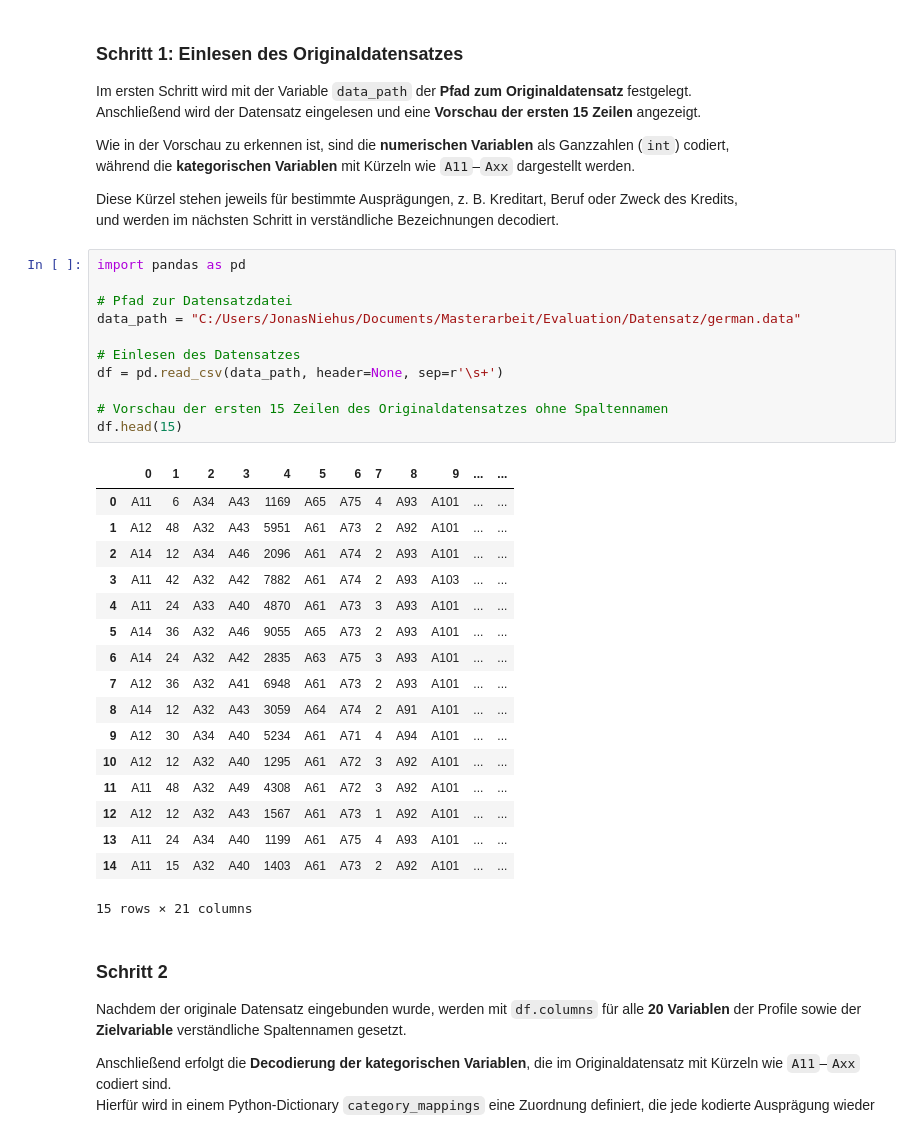
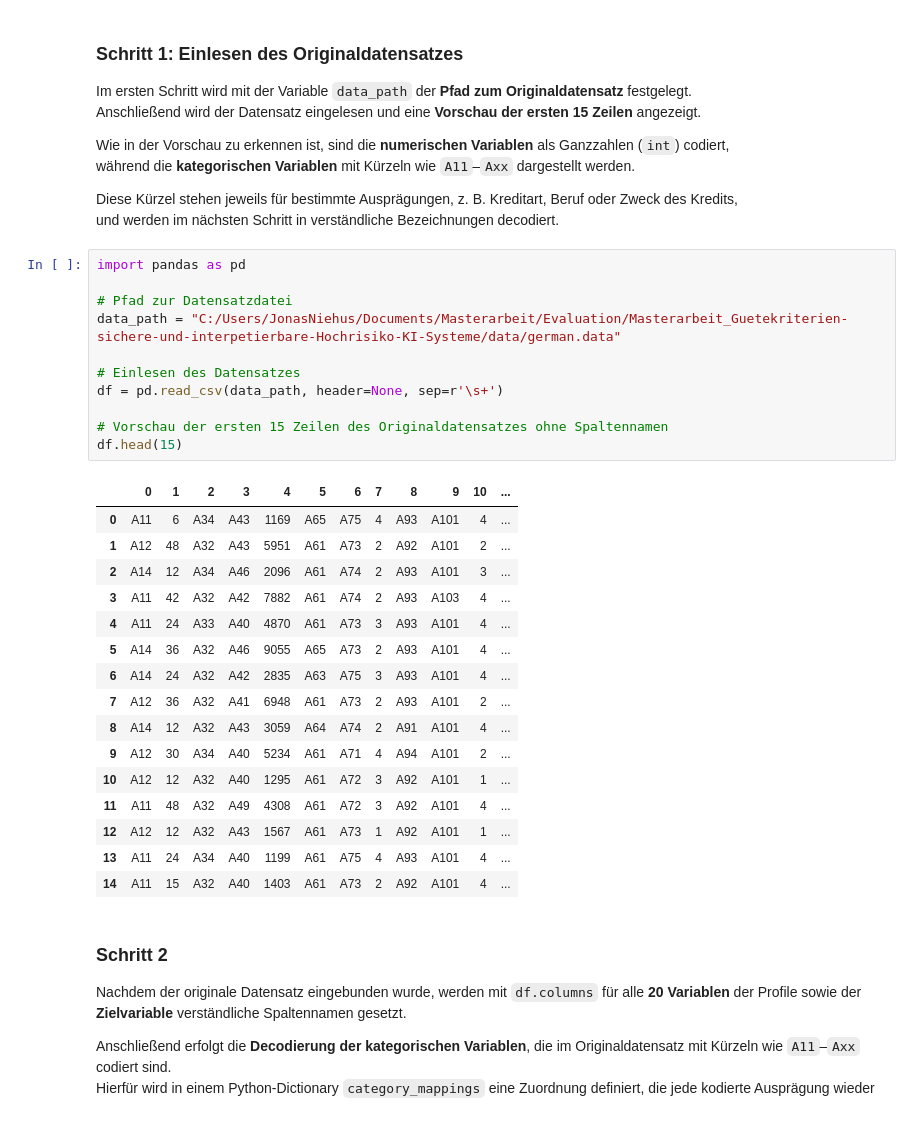
Before and after one commit to PyJonny22/Masterarbeit_Guetekriterien-sichere-und-interpetierbare-Hochrisiko-KI-Systeme, a Jupyter notebook: notebooks/German Credit Data Lesbar.ipynb, the cells around one changed output. Cells and saved outputs as stored; diff of their text form.

```diff
--- a/notebooks/German Credit Data Lesbar.ipynb
+++ b/notebooks/German Credit Data Lesbar.ipynb
@@ -24,32 +24,31 @@ und werden im nächsten Schritt in verständliche Bezeichnungen decodiert.
 # %%
 import pandas as pd
 
 # Pfad zur Datensatzdatei
-data_path = "C:/Users/JonasNiehus/Documents/Masterarbeit/Evaluation/Datensatz/german.data"
+data_path = "C:/Users/JonasNiehus/Documents/Masterarbeit/Evaluation/Masterarbeit_Guetekriterien-sichere-und-interpetierbare-Hochrisiko-KI-Systeme/data/german.data"
 
 # Einlesen des Datensatzes
 df = pd.read_csv(data_path, header=None, sep=r'\s+')
 
 # Vorschau der ersten 15 Zeilen des Originaldatensatzes ohne Spaltennamen
 df.head(15)
 # %% [output]
-|  | 0 | 1 | 2 | 3 | 4 | 5 | 6 | 7 | 8 | 9 | ... | ... |
-| 0 | A11 | 6 | A34 | A43 | 1169 | A65 | A75 | 4 | A93 | A101 | ... | ... |
-| 1 | A12 | 48 | A32 | A43 | 5951 | A61 | A73 | 2 | A92 | A101 | ... | ... |
-| 2 | A14 | 12 | A34 | A46 | 2096 | A61 | A74 | 2 | A93 | A101 | ... | ... |
-| 3 | A11 | 42 | A32 | A42 | 7882 | A61 | A74 | 2 | A93 | A103 | ... | ... |
-| 4 | A11 | 24 | A33 | A40 | 4870 | A61 | A73 | 3 | A93 | A101 | ... | ... |
-| 5 | A14 | 36 | A32 | A46 | 9055 | A65 | A73 | 2 | A93 | A101 | ... | ... |
-| 6 | A14 | 24 | A32 | A42 | 2835 | A63 | A75 | 3 | A93 | A101 | ... | ... |
-| 7 | A12 | 36 | A32 | A41 | 6948 | A61 | A73 | 2 | A93 | A101 | ... | ... |
-| 8 | A14 | 12 | A32 | A43 | 3059 | A64 | A74 | 2 | A91 | A101 | ... | ... |
-| 9 | A12 | 30 | A34 | A40 | 5234 | A61 | A71 | 4 | A94 | A101 | ... | ... |
-| 10 | A12 | 12 | A32 | A40 | 1295 | A61 | A72 | 3 | A92 | A101 | ... | ... |
-| 11 | A11 | 48 | A32 | A49 | 4308 | A61 | A72 | 3 | A92 | A101 | ... | ... |
-| 12 | A12 | 12 | A32 | A43 | 1567 | A61 | A73 | 1 | A92 | A101 | ... | ... |
-| 13 | A11 | 24 | A34 | A40 | 1199 | A61 | A75 | 4 | A93 | A101 | ... | ... |
-| 14 | A11 | 15 | A32 | A40 | 1403 | A61 | A73 | 2 | A92 | A101 | ... | ... |
+|  | 0 | 1 | 2 | 3 | 4 | 5 | 6 | 7 | 8 | 9 | 10 | ... |
+| 0 | A11 | 6 | A34 | A43 | 1169 | A65 | A75 | 4 | A93 | A101 | 4 | ... |
+| 1 | A12 | 48 | A32 | A43 | 5951 | A61 | A73 | 2 | A92 | A101 | 2 | ... |
+| 2 | A14 | 12 | A34 | A46 | 2096 | A61 | A74 | 2 | A93 | A101 | 3 | ... |
+| 3 | A11 | 42 | A32 | A42 | 7882 | A61 | A74 | 2 | A93 | A103 | 4 | ... |
+| 4 | A11 | 24 | A33 | A40 | 4870 | A61 | A73 | 3 | A93 | A101 | 4 | ... |
+| 5 | A14 | 36 | A32 | A46 | 9055 | A65 | A73 | 2 | A93 | A101 | 4 | ... |
+| 6 | A14 | 24 | A32 | A42 | 2835 | A63 | A75 | 3 | A93 | A101 | 4 | ... |
+| 7 | A12 | 36 | A32 | A41 | 6948 | A61 | A73 | 2 | A93 | A101 | 2 | ... |
+| 8 | A14 | 12 | A32 | A43 | 3059 | A64 | A74 | 2 | A91 | A101 | 4 | ... |
+| 9 | A12 | 30 | A34 | A40 | 5234 | A61 | A71 | 4 | A94 | A101 | 2 | ... |
+| 10 | A12 | 12 | A32 | A40 | 1295 | A61 | A72 | 3 | A92 | A101 | 1 | ... |
+| 11 | A11 | 48 | A32 | A49 | 4308 | A61 | A72 | 3 | A92 | A101 | 4 | ... |
+| 12 | A12 | 12 | A32 | A43 | 1567 | A61 | A73 | 1 | A92 | A101 | 1 | ... |
+| 13 | A11 | 24 | A34 | A40 | 1199 | A61 | A75 | 4 | A93 | A101 | 4 | ... |
+| 14 | A11 | 15 | A32 | A40 | 1403 | A61 | A73 | 2 | A92 | A101 | 4 | ... |
-15 rows × 21 columns
 # %% [markdown]
 ### Schritt 2
 
```
Also changed, not shown: parts of 1 cell of this notebook.
